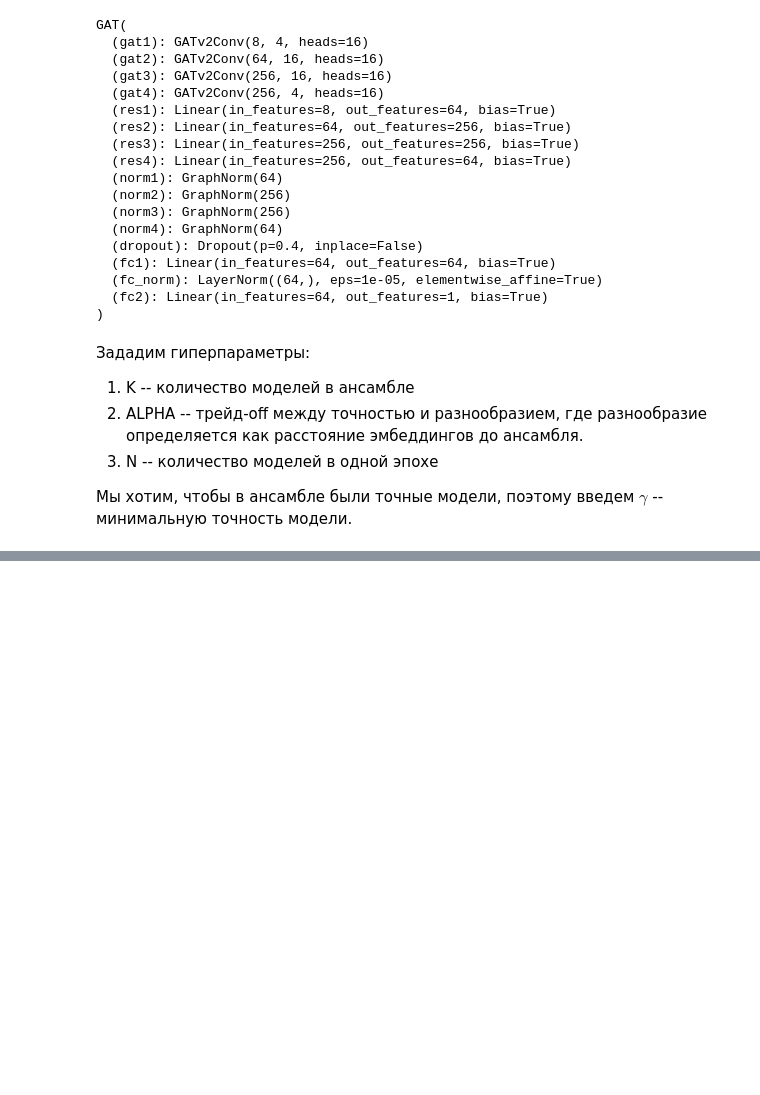
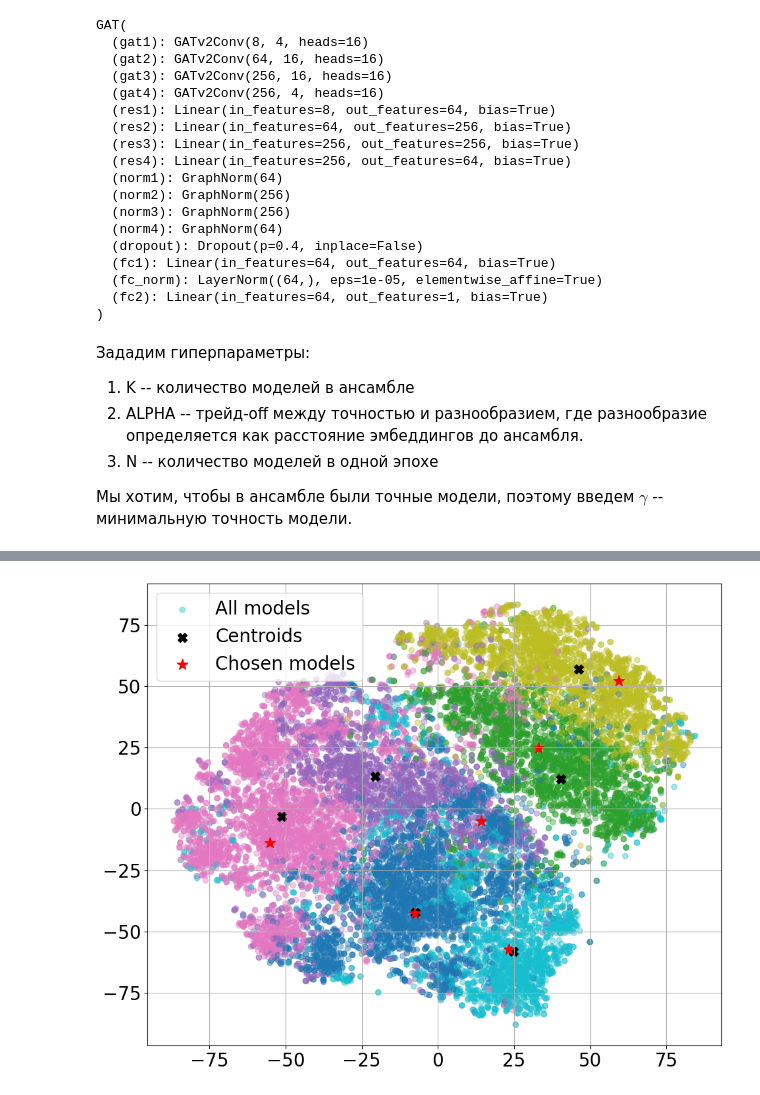
Before and after one commit to intsystems/predicator-function-for-neural-networks, a Jupyter notebook: code/greedy-finding-best-models.ipynb, the cells around one changed output, grey strips where cells are left out. Drawn from its saved outputs; the diff is of its cells as text; code cells hidden in the pictures; blank space fills up the shorter version.

Commit message:
update code in findding best models, rework paper

```diff
--- a/code/greedy-finding-best-models.ipynb
+++ b/code/greedy-finding-best-models.ipynb
@@ -42,8 +43,8 @@ from data_generator import generate_arch_dicts
 device = torch.device("cuda" if torch.cuda.is_available() else "cpu")
 TEST = False
 # %%
-model_diversity_path = "/kaggle/input/second-dataset/weights/model_diversity_weights.pth"
-model_accuracy_path = "/kaggle/input/second-dataset/weights/model_accuracy_weights.pth"
+model_diversity_path = "../input/weights/model_diversity_weights.pth"
+model_accuracy_path = "../input/weights/model_accuracy_weights.pth"
 # %%
 input_dim = 8
 output_dim = 128
@@ -111,10 +112,9 @@ GAT(
 Мы хотим, чтобы в ансамбле были точные модели, поэтому введем $\gamma$ -- минимальную точность модели.
 # %%
 K = 6
-ALPHA = 0.9
-N = 1_000_000
-M = 65536
-GAMMA = 0.87
+N = 250_000
+M = 16192
+GAMMA = 0.871
 BATCH_SIZE = 8192
 # %%
 def find_dist_to_best(best_embs, emb):
@@ -297,8 +315,10 @@ def select_central_models_by_clusters(
     return selected_archs, selected_embs, selected_accs
 # %%
 best_models_cluster, best_embeddings_cluster, best_accuracies_cluster = select_central_models_by_clusters(
-    potential_archs, potential_embeddings, potential_accuracies, K, random_state=42, plot_pca=True
+    potential_archs, potential_embeddings, potential_accuracies, K, random_state=42, plot_tsne=True
 )
+# %% [output]
+[figure, added]
 # %%
 def save_models_to_dir(best_models, dir_name):
     os.makedirs(dir_name, exist_ok=True)
```
Also changed, not shown: parts of 5 cells of this notebook, 11 other files.
